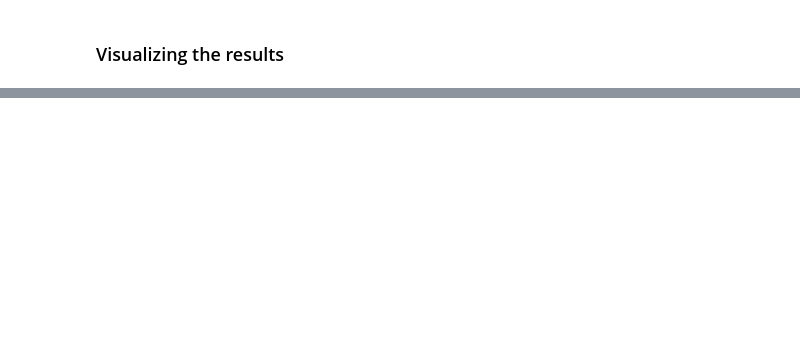
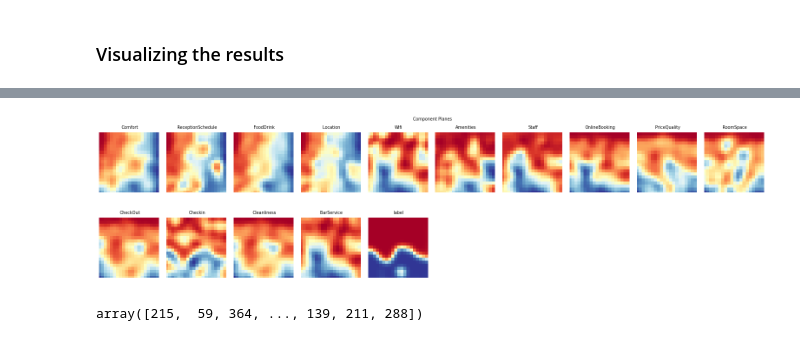
Before and after one commit to Leon209/Project_2-Unsupervised-Learning, a Jupyter notebook: Project 2.ipynb, the cells around one changed output, grey strips where cells are left out. Cells and saved outputs as stored; diff of their text form; code cells hidden in the pictures; blank space fills up the shorter version.

```diff
--- a/Project 2.ipynb
+++ b/Project 2.ipynb
@@ -583,0 +609,11 @@ plt.legend()
+# %%
+som.component_names = data_satisfaction.columns
+comp_planes = sompy.mapview.View2DPacked(rows, cols, "Component Planes", text_size=8)
+comp_planes.show(som, what='codebook', which_dim='all', col_sz=10) #which_dim='all' default
+# %% [output]
+[figure, added]
+# %%
+bmus = som.project_data(df_som)
+bmus
+# %% [output]
+array([215,  59, 364, ..., 139, 211, 288])
```
Also changed, not shown: parts of 23 cells of this notebook.
